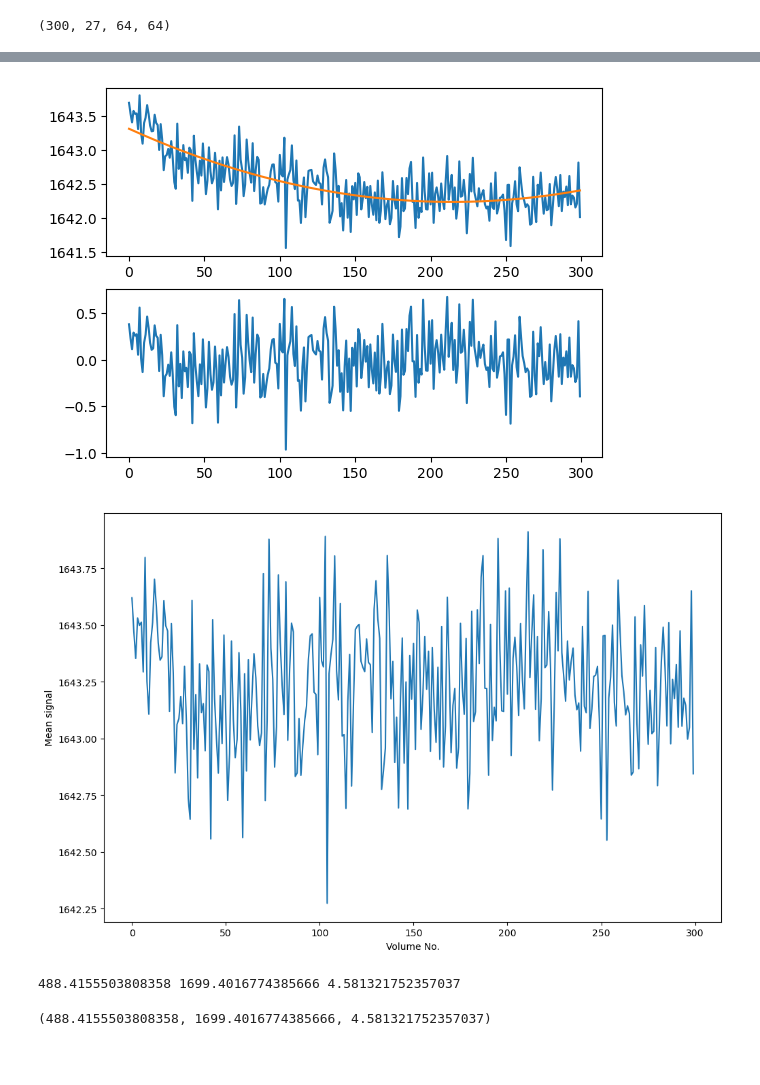
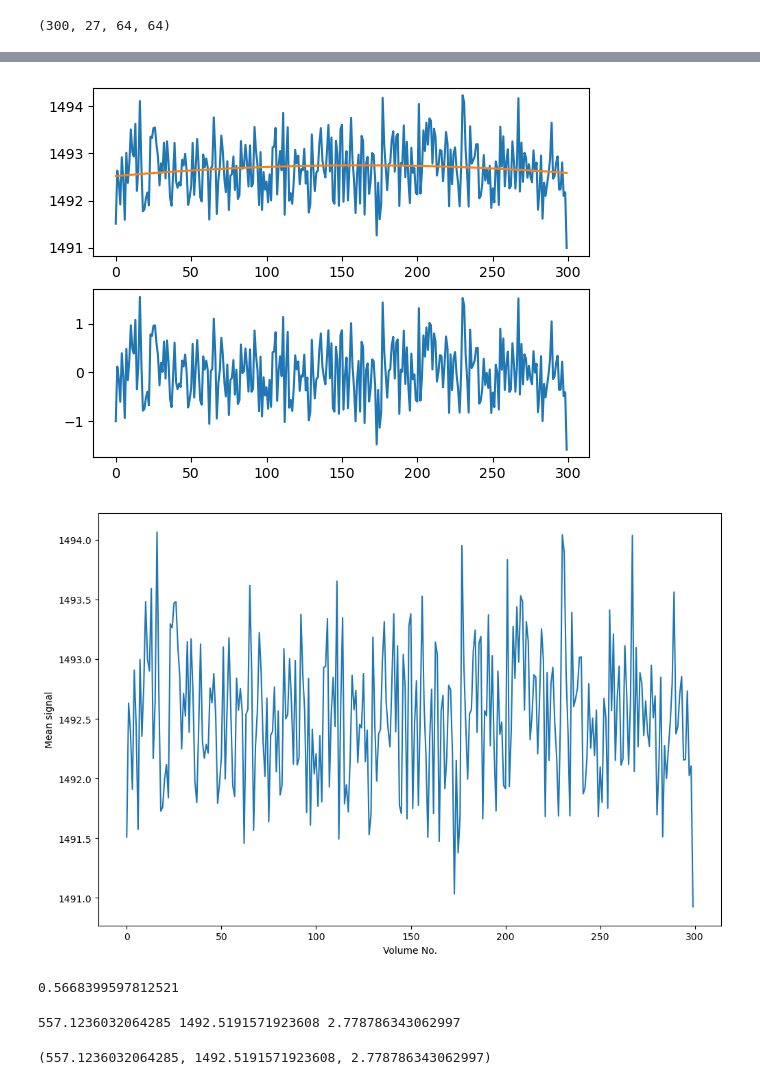
Before and after one commit to cjohnevans/MriQc, a Jupyter notebook: qc/fmriqc_snr_by_vol_check.ipynb, the cells around one changed output, grey strips where cells are left out. Drawn from its saved outputs; the diff is of its cells as text; code cells hidden in the pictures; blank space fills up the shorter version.

Commit message:
timeseries mask

```diff
--- a/qc/fmriqc_snr_by_vol_check.ipynb
+++ b/qc/fmriqc_snr_by_vol_check.ipynb
@@ -10,4 +10,6 @@ nii_file1 = '20211111_113225WarmingUps002a001.nii'
 nii_file2 = '20211111_113225GloverGSQAPs003a001.nii'
 # %%
 first_run = mriqc.FmriQc(nii_path,nii_file1,in_vivo=False)
+# %%
+mid_voi=first_run.voi((10,20,20))
 # %%
@@ -26,14 +37,18 @@ first_run.vol_data.shape
 # %%
-dr=first_run.drift_correct(correct=True,plot=True)
+dr=first_run.drift_correct(correct=True,mask=mid_voi,plot=True)
 # %% [output]
-[figure, old version]
+[figure, new version]
 # %%
-s2=first_run.timeseries(plot=True)
+s2=first_run.timeseries(mask=mid_voi, plot=True)
 # %% [output]
-[figure, old version]
+[figure, new version]
+# %%
+np.std(s2)
+# %% [output]
+0.5668399597812521
 # %%
 first_run.basic_stats()
-first_run.calc_sfnr()
+first_run.calc_sfnr(mask=mid_voi)
 # %% [output]
-488.4155503808358 1699.4016774385666 4.581321752357037
+557.1236032064285 1492.5191571923608 2.778786343062997
-(488.4155503808358, 1699.4016774385666, 4.581321752357037)
+(557.1236032064285, 1492.5191571923608, 2.778786343062997)
```
Also changed, not shown: parts of 14 cells of this notebook, 1 other file.
